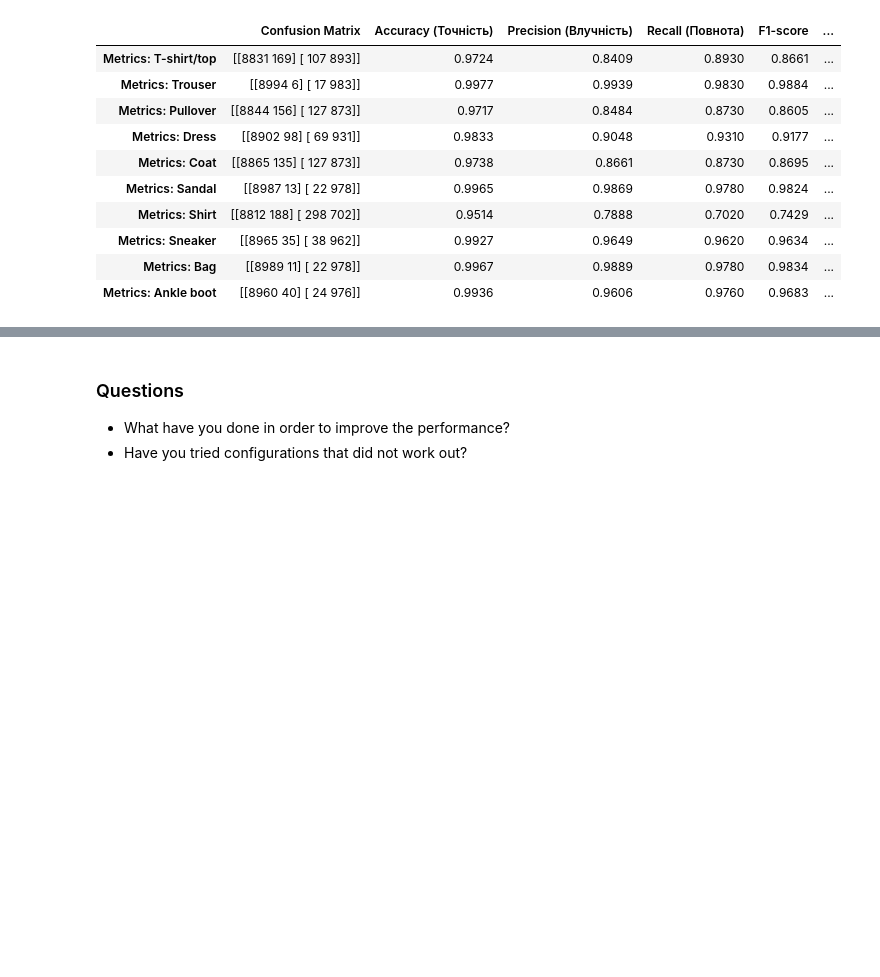
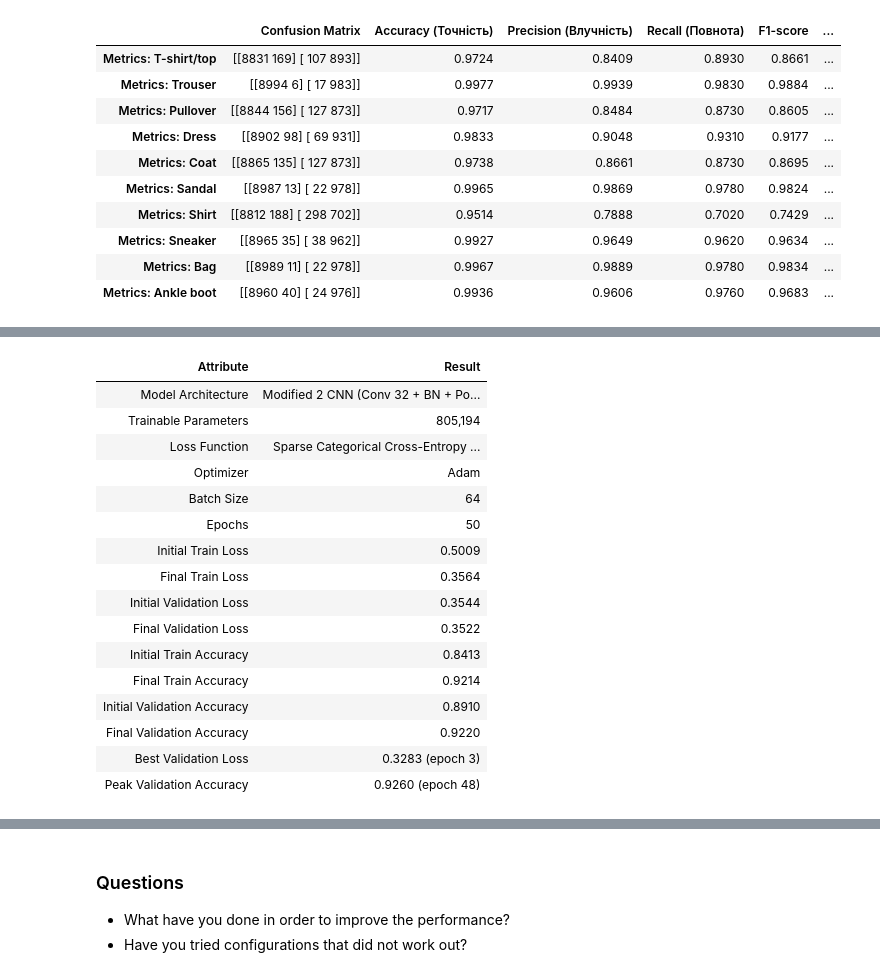
Before and after one commit to BogdanPinchuk/ComputerVision-PBY_HW15, a Jupyter notebook: Bohdan_Pinchuk_CV_HW15.ipynb, the cells around one changed output, grey strips where cells are left out. Drawn from its saved outputs; the diff is of its cells as text; code cells hidden in the pictures; blank space fills up the shorter version.

```diff
--- a/Bohdan_Pinchuk_CV_HW15.ipynb
+++ b/Bohdan_Pinchuk_CV_HW15.ipynb
@@ -1026,0 +1047,73 @@ model_modified.summary()
+# %%
+# Training/load model: modified 2
+
+import pickle
+import importlib
+import apps.main as mn
+import apps.reporter as rpt
+from pathlib import Path
+
+importlib.reload(mn)
+importlib.reload(rpt)
+
+# Input data
+epochs = 50
+batch_size = 64
+load_model = True
+folder_models = "resources/models"
+model_name = "model_modified_2"
+
+# Solution
+folder_path = Path(folder_models)
+model_path = folder_path / f"{model_name}.keras"
+history_path = folder_path / f"history_{model_name}.pkl"
+
+if load_model and model_path.exists() and history_path.exists():
+    # load model
+    model_modified_2 = keras.models.load_model(model_path)
+    # load history
+    with open(history_path, "rb") as f:
+        history = mn.HistoryWrapper(pickle.load(f))
+else:
+    # Compile the model
+    model_modified_2.compile(loss="sparse_categorical_crossentropy", optimizer="adam", metrics=["accuracy"])
+    # Train the model
+    history = model_modified_2.fit(x_train_n_sc, y_train, epochs=epochs, batch_size=batch_size,
+                                 validation_data=(x_val_n_sc, y_val), verbose=0,
+                                 callbacks=[mn.TqdmProgressCallback(epochs)])
+    # save model
+    model_modified_2.save(model_path)
+    # save history
+    with open(history_path, "wb") as f:
+        pickle.dump(history.history, f)
+
+history_modified_2 = history
+
+# Extract overfitting insights
+best_val_loss = float(min(history.history['val_loss']))
+best_val_loss_epoch = int(np.argmin(history.history['val_loss'])) + 1
+best_val_acc = float(max(history.history['val_accuracy']))
+best_val_acc_epoch = int(np.argmax(history.history['val_accuracy'])) + 1
+
+rp = rpt.Reporter()
+rp.tolerance = 4
+rp.add_item("Model Architecture", "Modified 2 CNN (Conv 32 + BN + Pool + Drop -> Dense 128 + BN + Drop -> Dense 10)")
+rp.add_item("Trainable Parameters", f"{model_modified_2.count_params():,}")
+rp.add_item("Loss Function", "Sparse Categorical Cross-Entropy (SCCE)")
+rp.add_item("Optimizer", "Adam")
+rp.add_item("Batch Size", str(batch_size))
+rp.add_item("Epochs", str(len(history.history['loss'])))
+rp.add_item("Initial Train Loss", rp.format_value(history.history['loss'][0]))
+rp.add_item("Final Train Loss", rp.format_value(history.history['loss'][-1]))
+rp.add_item("Initial Validation Loss", rp.format_value(history.history['val_loss'][0]))
+rp.add_item("Final Validation Loss", rp.format_value(history.history['val_loss'][-1]))
+rp.add_item("Initial Train Accuracy", rp.format_value(history.history['accuracy'][0]))
+rp.add_item("Final Train Accuracy", rp.format_value(history.history['accuracy'][-1]))
+rp.add_item("Initial Validation Accuracy", rp.format_value(history.history['val_accuracy'][0]))
+rp.add_item("Final Validation Accuracy", rp.format_value(history.history['val_accuracy'][-1]))
+rp.add_item("Best Validation Loss", f"{rp.format_value(best_val_loss)} (epoch {best_val_loss_epoch})")
+rp.add_item("Peak Validation Accuracy", f"{rp.format_value(best_val_acc)} (epoch {best_val_acc_epoch})")
+
+# Print results
+rp.print_pd_report("Report of Fashion MNIST Modified 2 CNN Training")
+# %% [output]
@@ -1026,0 +1138,17 @@ model_modified.summary()
+| Attribute | Result |
+| Model Architecture | Modified 2 CNN (Conv 32 + BN + Po... |
+| Trainable Parameters | 805,194 |
+| Loss Function | Sparse Categorical Cross-Entropy ... |
+| Optimizer | Adam |
+| Batch Size | 64 |
+| Epochs | 50 |
+| Initial Train Loss | 0.5009 |
+| Final Train Loss | 0.3564 |
+| Initial Validation Loss | 0.3544 |
+| Final Validation Loss | 0.3522 |
+| Initial Train Accuracy | 0.8413 |
+| Final Train Accuracy | 0.9214 |
+| Initial Validation Accuracy | 0.8910 |
+| Final Validation Accuracy | 0.9220 |
+| Best Validation Loss | 0.3283 (epoch 3) |
+| Peak Validation Accuracy | 0.9260 (epoch 48) |
```
Also changed, not shown: parts of 6 cells of this notebook, 2 other files.
